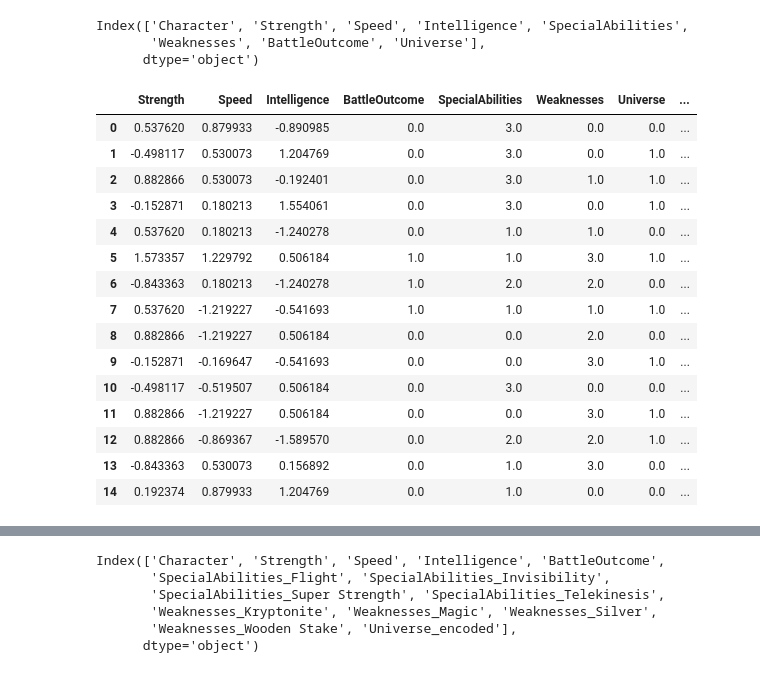
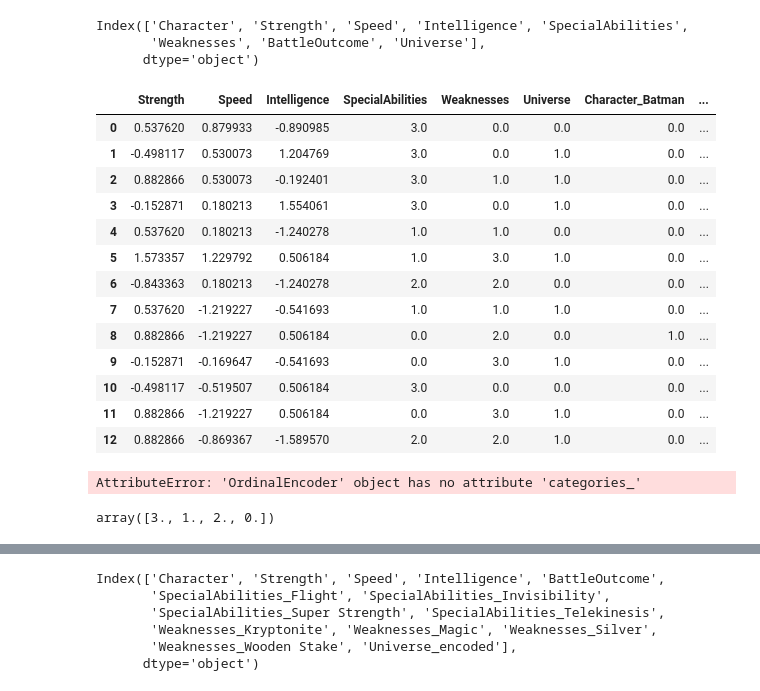
Before and after one commit to jessicawayne96/ds_apr2024_project_4, a Jupyter notebook: Alex/battles_ML.ipynb, the cells around one changed output, grey strips where cells are left out. Cells and saved outputs as stored; diff of their text form; code cells hidden in the pictures.

```diff
--- a/Alex/battles_ML.ipynb
+++ b/Alex/battles_ML.ipynb
@@ -151,7 +161,7 @@ numeric_transformer = Pipeline(steps=[
     ('scaler', StandardScaler())])
 
 # Define preprocessing for the binary features
-binary_features = ['BattleOutcome', 'SpecialAbilities', 'Weaknesses', 'Universe']
+binary_features = ['SpecialAbilities', 'Weaknesses', 'Universe']
 binary_transformer = Pipeline(steps=[
     ('imputer', SimpleImputer(strategy='most_frequent', missing_values=pd.NA)),
     ('label', OrdinalEncoder())])  # Label encode for binary feature
@@ -171,32 +181,47 @@ preprocessor = ColumnTransformer(
 # %%
 # Use only preprocessing pipeline to transform the data
 preprocessed_X_train = preprocessor.fit_transform(battle_pipeline)
 
 # Convert preprocessed data to a DataFrame
 # Get the feature names after one-hot encoding
 encoded_feature_names = (numeric_features + binary_features +
                          list(preprocessor.transformers_[2][1]['onehot'].get_feature_names_out(categorical_features)))
 
 battle_final = pd.DataFrame(preprocessed_X_train, columns=encoded_feature_names)
 # battle_final["BattleOutcome"] = df.Survived
-battle_final.head(15)
+battle_final.head(13)
 # %% [output]
-|  | Strength | Speed | Intelligence | BattleOutcome | SpecialAbilities | Weaknesses | Universe | ... |
-| 0 | 0.537620 | 0.879933 | -0.890985 | 0.0 | 3.0 | 0.0 | 0.0 | ... |
-| 1 | -0.498117 | 0.530073 | 1.204769 | 0.0 | 3.0 | 0.0 | 1.0 | ... |
-| 2 | 0.882866 | 0.530073 | -0.192401 | 0.0 | 3.0 | 1.0 | 1.0 | ... |
-| 3 | -0.152871 | 0.180213 | 1.554061 | 0.0 | 3.0 | 0.0 | 1.0 | ... |
-| 4 | 0.537620 | 0.180213 | -1.240278 | 0.0 | 1.0 | 1.0 | 0.0 | ... |
-| 5 | 1.573357 | 1.229792 | 0.506184 | 1.0 | 1.0 | 3.0 | 1.0 | ... |
-| 6 | -0.843363 | 0.180213 | -1.240278 | 1.0 | 2.0 | 2.0 | 0.0 | ... |
-| 7 | 0.537620 | -1.219227 | -0.541693 | 1.0 | 1.0 | 1.0 | 1.0 | ... |
-| 8 | 0.882866 | -1.219227 | 0.506184 | 0.0 | 0.0 | 2.0 | 0.0 | ... |
-| 9 | -0.152871 | -0.169647 | -0.541693 | 0.0 | 0.0 | 3.0 | 1.0 | ... |
-| 10 | -0.498117 | -0.519507 | 0.506184 | 0.0 | 3.0 | 0.0 | 0.0 | ... |
-| 11 | 0.882866 | -1.219227 | 0.506184 | 0.0 | 0.0 | 3.0 | 1.0 | ... |
-| 12 | 0.882866 | -0.869367 | -1.589570 | 0.0 | 2.0 | 2.0 | 1.0 | ... |
-| 13 | -0.843363 | 0.530073 | 0.156892 | 0.0 | 1.0 | 3.0 | 0.0 | ... |
-| 14 | 0.192374 | 0.879933 | 1.204769 | 0.0 | 1.0 | 0.0 | 0.0 | ... |
+|  | Strength | Speed | Intelligence | SpecialAbilities | Weaknesses | Universe | Character_Batman | ... |
+| 0 | 0.537620 | 0.879933 | -0.890985 | 3.0 | 0.0 | 0.0 | 0.0 | ... |
+| 1 | -0.498117 | 0.530073 | 1.204769 | 3.0 | 0.0 | 1.0 | 0.0 | ... |
+| 2 | 0.882866 | 0.530073 | -0.192401 | 3.0 | 1.0 | 1.0 | 0.0 | ... |
+| 3 | -0.152871 | 0.180213 | 1.554061 | 3.0 | 0.0 | 1.0 | 0.0 | ... |
+| 4 | 0.537620 | 0.180213 | -1.240278 | 1.0 | 1.0 | 0.0 | 0.0 | ... |
+| 5 | 1.573357 | 1.229792 | 0.506184 | 1.0 | 3.0 | 1.0 | 0.0 | ... |
+| 6 | -0.843363 | 0.180213 | -1.240278 | 2.0 | 2.0 | 0.0 | 0.0 | ... |
+| 7 | 0.537620 | -1.219227 | -0.541693 | 1.0 | 1.0 | 1.0 | 0.0 | ... |
+| 8 | 0.882866 | -1.219227 | 0.506184 | 0.0 | 2.0 | 0.0 | 1.0 | ... |
+| 9 | -0.152871 | -0.169647 | -0.541693 | 0.0 | 3.0 | 1.0 | 0.0 | ... |
+| 10 | -0.498117 | -0.519507 | 0.506184 | 3.0 | 0.0 | 0.0 | 0.0 | ... |
+| 11 | 0.882866 | -1.219227 | 0.506184 | 0.0 | 3.0 | 1.0 | 0.0 | ... |
+| 12 | 0.882866 | -0.869367 | -1.589570 | 2.0 | 2.0 | 1.0 | 0.0 | ... |
+# %%
+#checking what values were encoded to the abilities and weaknesses for the HTML code
+# Access the OrdinalEncoder from the binary transformer
+ordinal_encoder = binary_transformer.named_steps['label']
+
+# Access the mapping of categories to numbers for each binary feature
+for feature in binary_features:
+    categories_mapping = ordinal_encoder.categories_[0]  # Get categories for the first binary feature
+    encoded_values = ordinal_encoder.transform([categories_mapping]).flatten()
+    mapping_dict = dict(zip(categories_mapping, encoded_values))
+    print(f'Mapping for {feature}:', mapping_dict)
+# %% [output]
+AttributeError: 'OrdinalEncoder' object has no attribute 'categories_'
+# %%
+battle_final.SpecialAbilities.unique()
+# %% [output]
+array([3., 1., 2., 0.])
 # %%
 # okay cool the pipeline looked like it work but i dont know what it means?
 # i think this is what its supposed to look like
```
Also changed, not shown: parts of 39 cells of this notebook, 18 other files.
